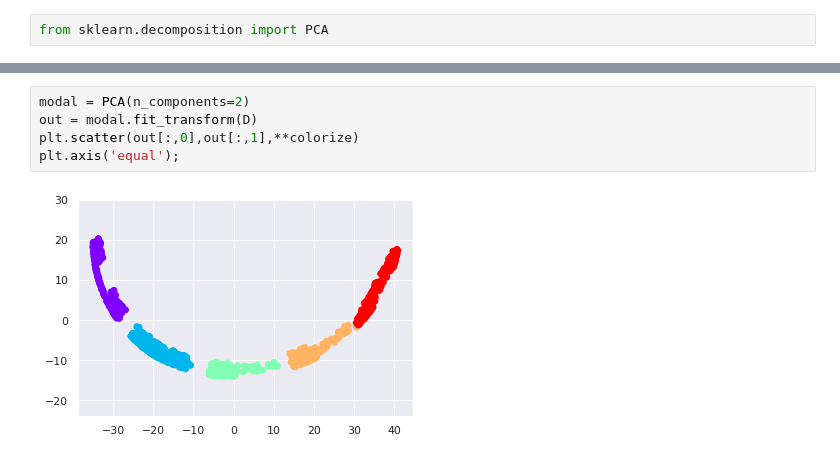
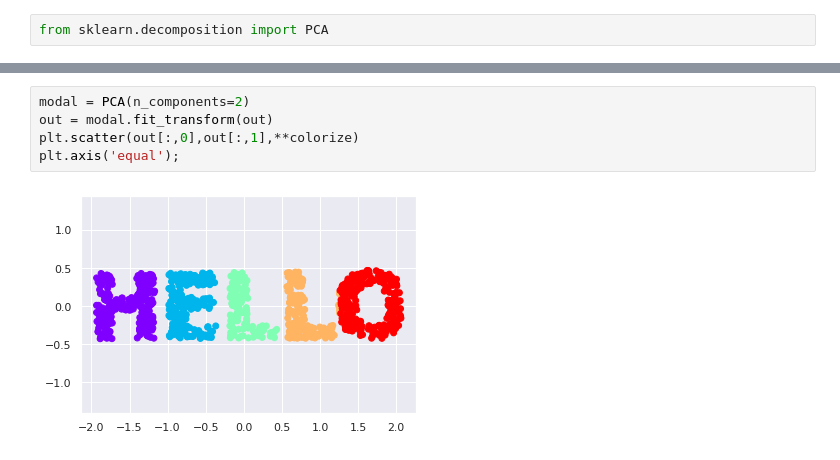
Before and after one commit to nichakornchaisuwan/multivariaet, a Jupyter notebook: Chapter_4_MDS.ipynb, the cells around one changed output, grey strips where cells are left out. Drawn from its saved outputs; the diff is of its cells as text.

```diff
--- a/Chapter_4_MDS.ipynb
+++ b/Chapter_4_MDS.ipynb
@@ -244,7 +251,7 @@ from sklearn.decomposition import PCA
 # %%
 modal = PCA(n_components=2)
-out = modal.fit_transform(D)
+out = modal.fit_transform(out)
 plt.scatter(out[:,0],out[:,1],**colorize)
 plt.axis('equal');
 # %% [output]
-[figure, old version]
+[figure, new version]
```
Also changed, not shown: parts of 1 cell of this notebook.
